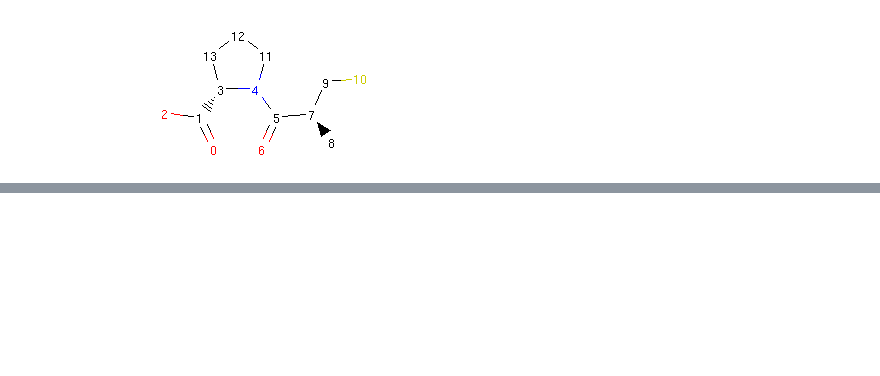
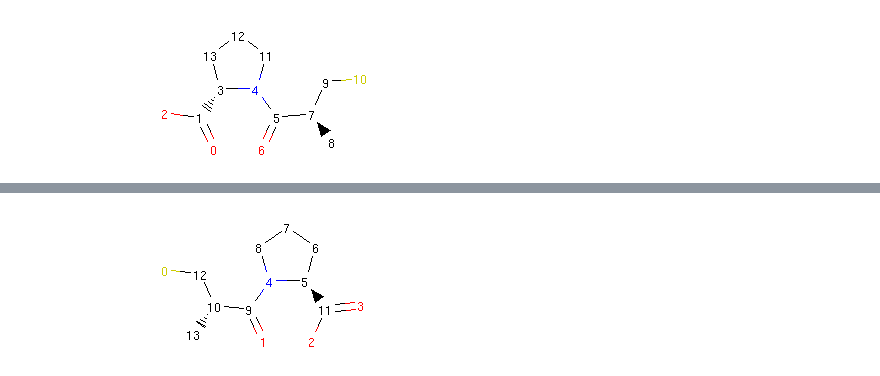
Before and after one commit to lich-uct/molpher-lib, a Jupyter notebook: doc/notebooks/basics.ipynb, the cells around one changed output, grey strips where cells are left out. Cells and saved outputs as stored; diff of their text form; code cells hidden in the pictures; blank space fills up the shorter version.

```diff
--- a/doc/notebooks/basics.ipynb
+++ b/doc/notebooks/basics.ipynb
@@ -48,0 +123,5 @@ rrbond.morph().asRDMol()
+# %%
+mol = MolpherMol("captopril.sdf")
+mol.asRDMol()
+# %% [output]
+[figure, added]
```
Also changed, not shown: parts of 12 cells of this notebook, 10 other files.
